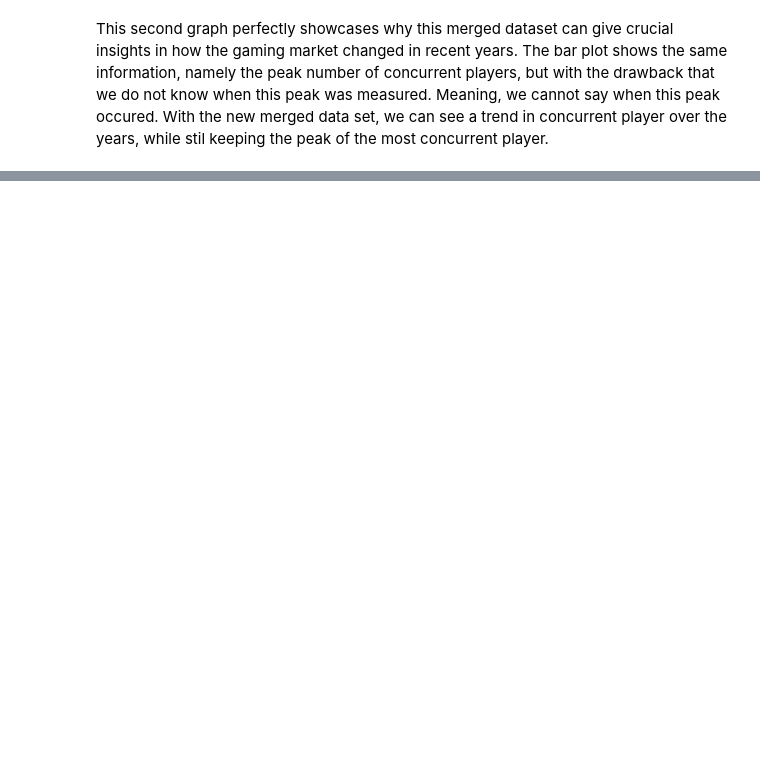
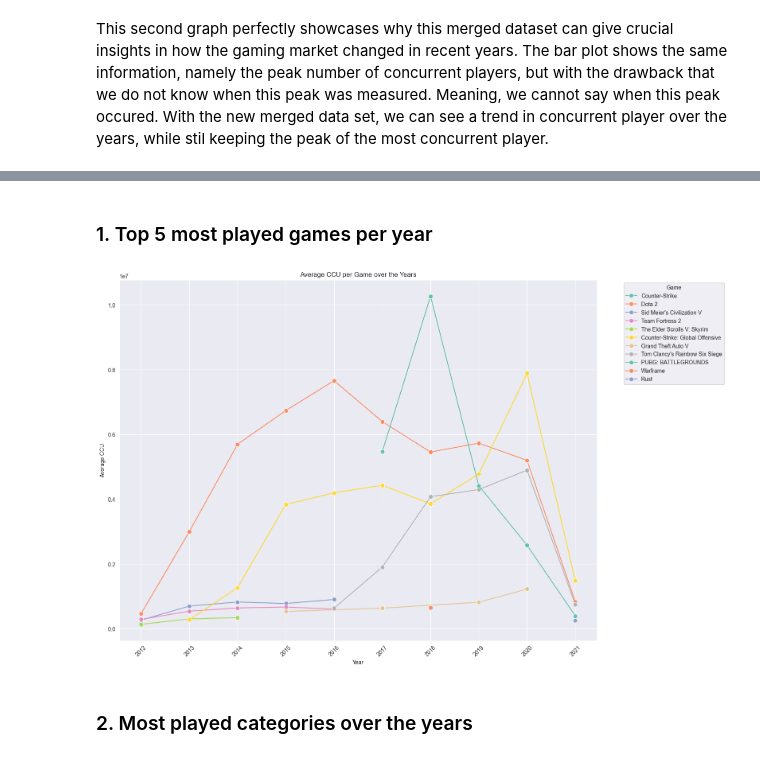
Before and after one commit to DBaumi/2023ws-visual-ds, a Jupyter notebook: 2_wrangle_profile/wrangle_profile.ipynb, the cells around one changed output, grey strips where cells are left out. Cells and saved outputs as stored; diff of their text form; code cells hidden in the pictures; blank space fills up the shorter version.

```diff
--- a/2_wrangle_profile/wrangle_profile.ipynb
+++ b/2_wrangle_profile/wrangle_profile.ipynb
@@ -475,0 +542,28 @@ This second graph perfectly showcases why this merged dataset can give crucial i
+# %%
+df_insights = df_games.copy(deep=True)
+# %% [markdown]
+### 1. Top 5 most played games per year
+# %%
+df_grouped = df_insights.groupby(by=['Year', 'Name'])['Avg CCU'].sum().reset_index()
+
+df_grouped['rank'] = df_grouped.groupby('Year')['Avg CCU'].rank(method='dense', ascending=False)
+top_per_year = df_grouped[df_grouped['rank'] <= 5]
+# %%
+sns.set_style("darkgrid")
+plt.figure(figsize=(16, 10))
+ax = sns.lineplot(data=top_per_year, x='Year', y='Avg CCU', hue='Name', markers=True, marker='o', markersize=8, palette='Set2')
+plt.title('Average CCU per Game over the Years')
+plt.xlabel('Year')
+plt.ylabel('Average CCU')
+plt.legend(title='Game', bbox_to_anchor=(1.05, 1), loc='upper left')
+plt.tight_layout()
+
+years = sorted(top_per_year['Year'].unique())
+ax.set_xticks(years)
+ax.set_xticklabels(years, rotation=45)
+
+plt.show()
+# %% [output]
+[figure, added]
+# %% [markdown]
+### 2. Most played categories over the years
```
Also changed, not shown: parts of 44 cells of this notebook, 10 other files.
